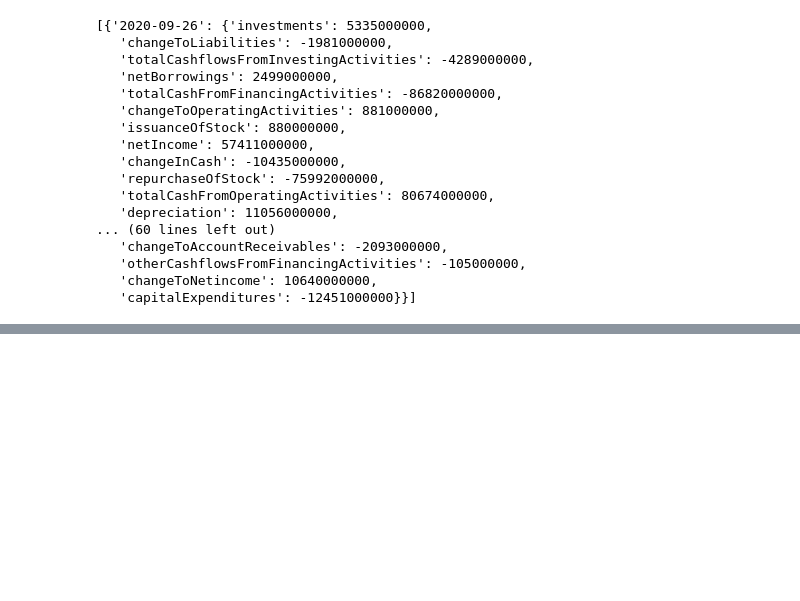
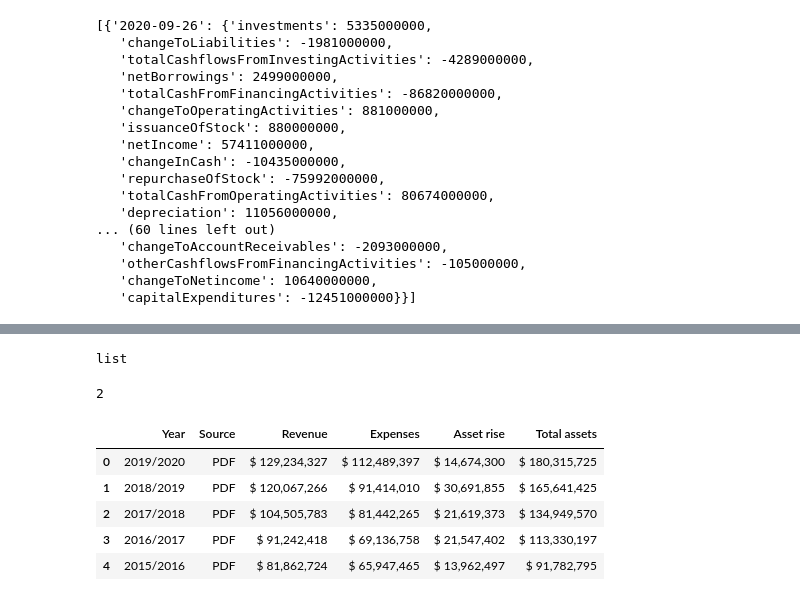
Before and after one commit to AleexSilva/Python-For-Finance, a Jupyter notebook: Data Source/Data-reader.ipynb, the cells around one changed output, grey strips where cells are left out. Cells and saved outputs as stored; diff of their text form; code cells hidden in the pictures; blank space fills up the shorter version.

```diff
--- a/Data Source/Data-reader.ipynb
+++ b/Data Source/Data-reader.ipynb
@@ -388,0 +393,21 @@ df_cf
+# %%
+url = "https://en.wikipedia.org/wiki/Wikipedia:Fundraising_statistics"
+
+tables = pd.read_html(url)
+type(tables)
+# %% [output]
+list
+# %%
+len(tables)
+# %% [output]
+2
+# %%
+foundraising = tables[0].head()
+foundraising.head()
+# %% [output]
+|  | Year | Source | Revenue | Expenses | Asset rise | Total assets |
+| 0 | 2019/2020 | PDF | $ 129,234,327 | $ 112,489,397 | $ 14,674,300 | $ 180,315,725 |
+| 1 | 2018/2019 | PDF | $ 120,067,266 | $ 91,414,010 | $ 30,691,855 | $ 165,641,425 |
+| 2 | 2017/2018 | PDF | $ 104,505,783 | $ 81,442,265 | $ 21,619,373 | $ 134,949,570 |
+| 3 | 2016/2017 | PDF | $ 91,242,418 | $ 69,136,758 | $ 21,547,402 | $ 113,330,197 |
+| 4 | 2015/2016 | PDF | $ 81,862,724 | $ 65,947,465 | $ 13,962,497 | $ 91,782,795 |
```
Also changed, not shown: parts of 5 cells of this notebook.
